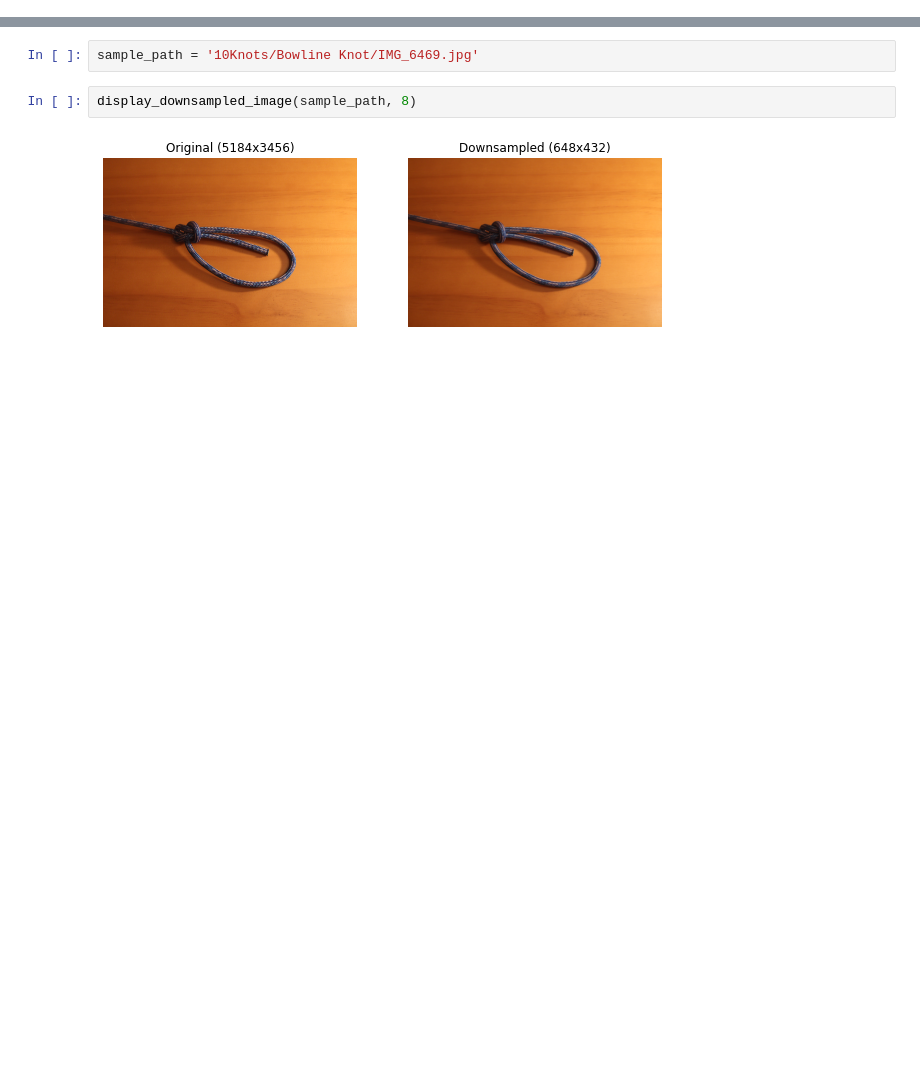
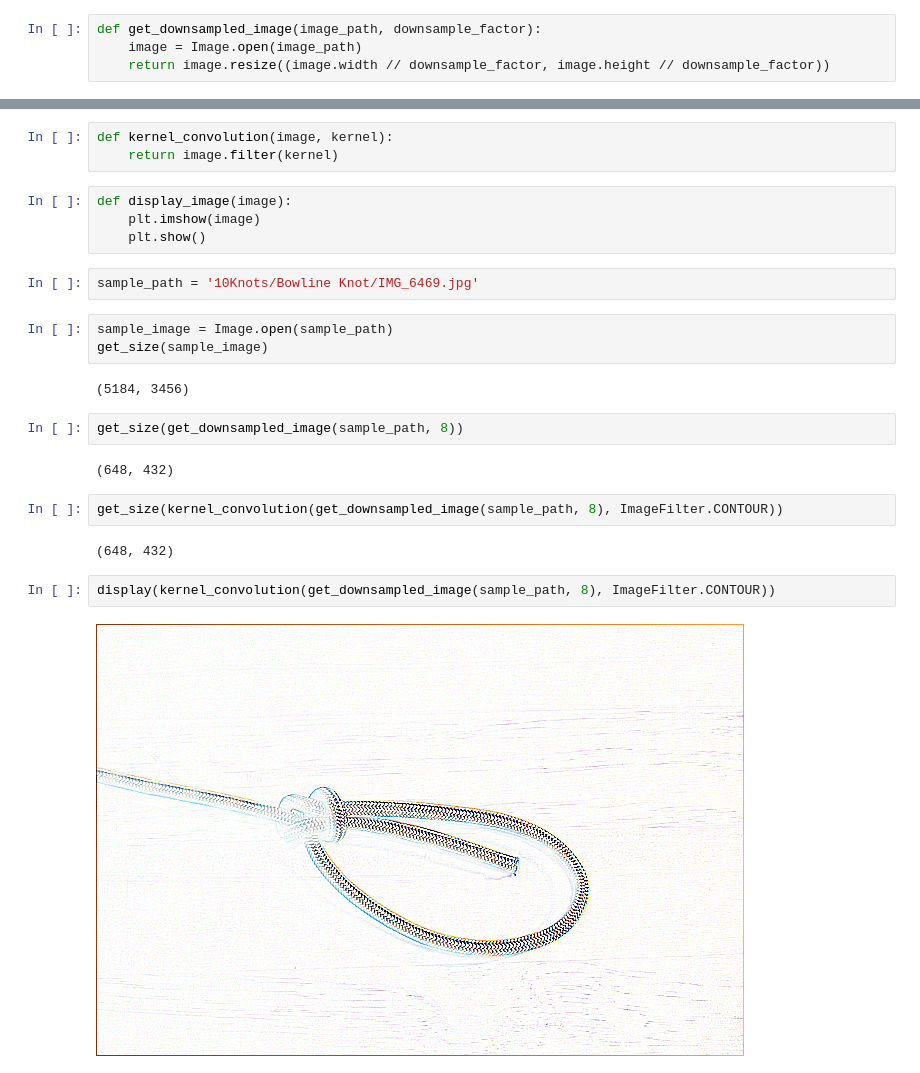
Before and after one commit to ty-zhao1/rope, a Jupyter notebook: data_augment.ipynb, the cells around one changed output, grey strips where cells are left out. Drawn from its saved outputs; the diff is of its cells as text; blank space fills up the shorter version.

Commit message:
added more image augmentation fns

```diff
--- a/data_augment.ipynb
+++ b/data_augment.ipynb
@@ -33,0 +8,4 @@ def display_downsampled_image(image_path, downsampling_factor):
+# %%
+def get_downsampled_image(image_path, downsample_factor):
+    image = Image.open(image_path)
+    return image.resize((image.width // downsample_factor, image.height // downsample_factor))
@@ -34,6 +22,26 @@ def display_downsampled_image(image_path, downsampling_factor):
+# %%
+def kernel_convolution(image, kernel):
+    return image.filter(kernel)
+# %%
+def display_image(image):
+    plt.imshow(image)
+    plt.show()
 # %%
 sample_path = '10Knots/Bowline Knot/IMG_6469.jpg'
+# %%
+sample_image = Image.open(sample_path)
+get_size(sample_image)
+# %% [output]
+(5184, 3456)
 # %%
-display_downsampled_image(sample_path, 8)
+get_size(get_downsampled_image(sample_path, 8))
 # %% [output]
-[figure, removed]
+(648, 432)
+# %%
+get_size(kernel_convolution(get_downsampled_image(sample_path, 8), ImageFilter.CONTOUR))
+# %% [output]
+(648, 432)
+# %%
+display(kernel_convolution(get_downsampled_image(sample_path, 8), ImageFilter.CONTOUR))
+# %% [output]
+[figure, added]
```
Also changed, not shown: parts of 6 cells of this notebook.
